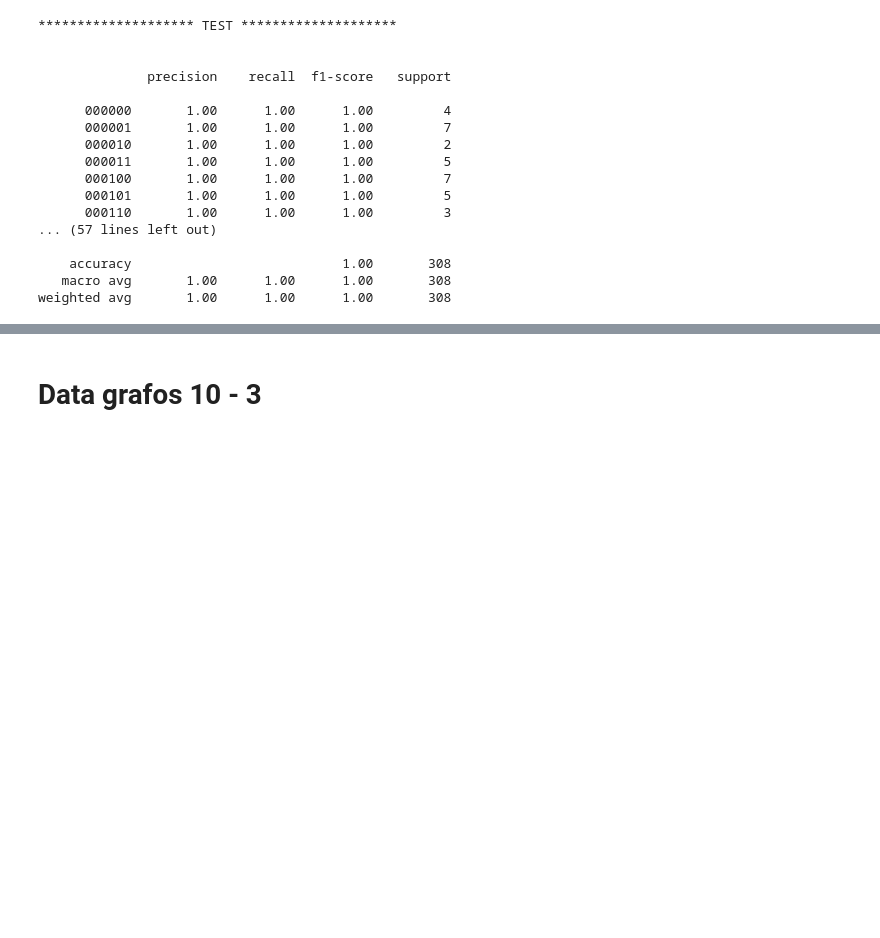
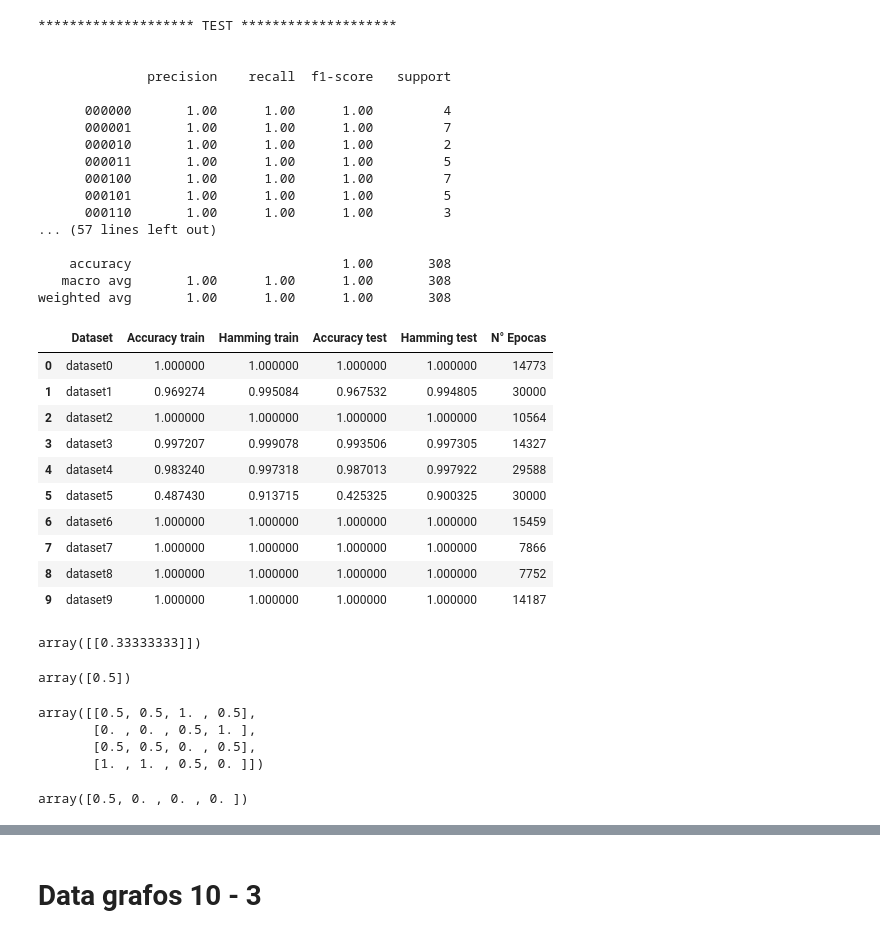
Before and after one commit to mmejiap/hypernetwork-grafos-experiment, a Jupyter notebook: Data-10-6bits-70porciento/notebook/ANÁLISIS EXPERIMENTAL - GRAFOS - HYPERNETWORK - param-i2.ipynb, the cells around one changed output, grey strips where cells are left out. Saved outputs shown, nothing was run; the diff lists cells and outputs as text; code cells hidden in the pictures; blank space fills up the shorter version.

```diff
--- a/Data-10-6bits-70porciento/notebook/ANÁLISIS EXPERIMENTAL - GRAFOS - HYPERNETWORK - param-i2.ipynb
+++ b/Data-10-6bits-70porciento/notebook/ANÁLISIS EXPERIMENTAL - GRAFOS - HYPERNETWORK - param-i2.ipynb
@@ -973,6 +1041,9 @@ ax.xaxis.set_ticklabels(labels,rotation='vertical'); ax.yaxis.set_ticklabels(lab
 | 2 | pHamm | 1.0 |
 | 3 | ac | 1.0 |
 [figure]
+# %%
+test_ac_8 = ac
+test_ha_8 = pHamm
 # %%
 print("\n\n******************** TEST ******************** \n\n")
 print(classification_report(df_TP['v_output'], df_TP['v_predict']))
@@ -1023,6 +1094,10 @@ ax.xaxis.set_ticklabels(labels,rotation='vertical'); ax.yaxis.set_ticklabels(lab
 | 2 | pHamm | 1.0 |
 | 3 | ac | 1.0 |
 [figure]
+# %%
+train_ac_9 = ac
+train_ha_9 = pHamm
+epoch_9 = epocas
 # %%
 print("\n\n******************** TRAIN ******************** \n\n")
 print(classification_report(df_TP['v_output'], df_TP['v_predict']))
@@ -1071,6 +1146,9 @@ ax.xaxis.set_ticklabels(labels,rotation='vertical'); ax.yaxis.set_ticklabels(lab
 | 2 | pHamm | 1.0 |
 | 3 | ac | 1.0 |
 [figure]
+# %%
+test_ac_9 = ac
+test_ha_9 = pHamm
 # %%
 print("\n\n******************** TEST ******************** \n\n")
 print(classification_report(df_TP['v_output'], df_TP['v_predict']))
@@ -1092,3 +1170,57 @@ print(classification_report(df_TP['v_output'], df_TP['v_predict']))
     accuracy                           1.00       308
    macro avg       1.00      1.00      1.00       308
 weighted avg       1.00      1.00      1.00       308
+# %%
+data_table=[]
+data_table.append(("dataset0",train_ac_0,train_ha_0,test_ac_0,test_ha_0,epoch_0))
+data_table.append(("dataset1",train_ac_1,train_ha_1,test_ac_1,test_ha_1,epoch_1))
+data_table.append(("dataset2",train_ac_2,train_ha_2,test_ac_2,test_ha_2,epoch_2))
+data_table.append(("dataset3",train_ac_3,train_ha_3,test_ac_3,test_ha_3,epoch_3))
+data_table.append(("dataset4",train_ac_4,train_ha_4,test_ac_4,test_ha_4,epoch_4))
+data_table.append(("dataset5",train_ac_5,train_ha_5,test_ac_5,test_ha_5,epoch_5))
+data_table.append(("dataset6",train_ac_6,train_ha_6,test_ac_6,test_ha_6,epoch_6))
+data_table.append(("dataset7",train_ac_7,train_ha_7,test_ac_7,test_ha_7,epoch_7))
+data_table.append(("dataset8",train_ac_8,train_ha_8,test_ac_8,test_ha_8,epoch_8))
+data_table.append(("dataset9",train_ac_9,train_ha_9,test_ac_9,test_ha_9,epoch_9))
+# %%
+display(pd.DataFrame(data_table,columns=["Dataset","Accuracy train","Hamming train","Accuracy test","Hamming test","N° Epocas"]))
+# %% [output]
+|  | Dataset | Accuracy train | Hamming train | Accuracy test | Hamming test | N° Epocas |
+| 0 | dataset0 | 1.000000 | 1.000000 | 1.000000 | 1.000000 | 14773 |
+| 1 | dataset1 | 0.969274 | 0.995084 | 0.967532 | 0.994805 | 30000 |
+| 2 | dataset2 | 1.000000 | 1.000000 | 1.000000 | 1.000000 | 10564 |
+| 3 | dataset3 | 0.997207 | 0.999078 | 0.993506 | 0.997305 | 14327 |
+| 4 | dataset4 | 0.983240 | 0.997318 | 0.987013 | 0.997922 | 29588 |
+| 5 | dataset5 | 0.487430 | 0.913715 | 0.425325 | 0.900325 | 30000 |
+| 6 | dataset6 | 1.000000 | 1.000000 | 1.000000 | 1.000000 | 15459 |
+| 7 | dataset7 | 1.000000 | 1.000000 | 1.000000 | 1.000000 | 7866 |
+| 8 | dataset8 | 1.000000 | 1.000000 | 1.000000 | 1.000000 | 7752 |
+| 9 | dataset9 | 1.000000 | 1.000000 | 1.000000 | 1.000000 | 14187 |
+# %%
+from scipy.spatial.distance import cdist
+a = np.array([[0, 0, 0],[0, 0, 1],[0, 1, 0],[0, 1, 1],[1, 0, 0],[1, 0, 1],[1, 1, 0],[1, 1, 1]])
+b = np.array([[ 0,  1,  0]])
+x = cdist(a, b, 'hamming')
+cdist(a, b, 'hamming')
+#Y = cdist('10001', '10011', 'hamming')
+# %% [output]
+array([[0.33333333]])
+# %%
+sum(x)/len(x)
+# %% [output]
+array([0.5])
+# %%
+from scipy.spatial.distance import cdist
+a = np.array([[0, 0],[0, 1],[1, 1],[1, 0]])
+b = np.array([[ 0,  1],[0, 1],[1, 1],[1, 0]])
+cdist(a, b, 'hamming')
+#Y = cdist('10001', '10011', 'hamming')
+# %% [output]
+array([[0.5, 0.5, 1. , 0.5],
+       [0. , 0. , 0.5, 1. ],
+       [0.5, 0.5, 0. , 0.5],
+       [1. , 1. , 0.5, 0. ]])
+# %%
+np.diag(cdist(a, b, 'hamming'))
+# %% [output]
+array([0.5, 0. , 0. , 0. ])
```
Also changed, not shown: parts of 28 cells of this notebook.
